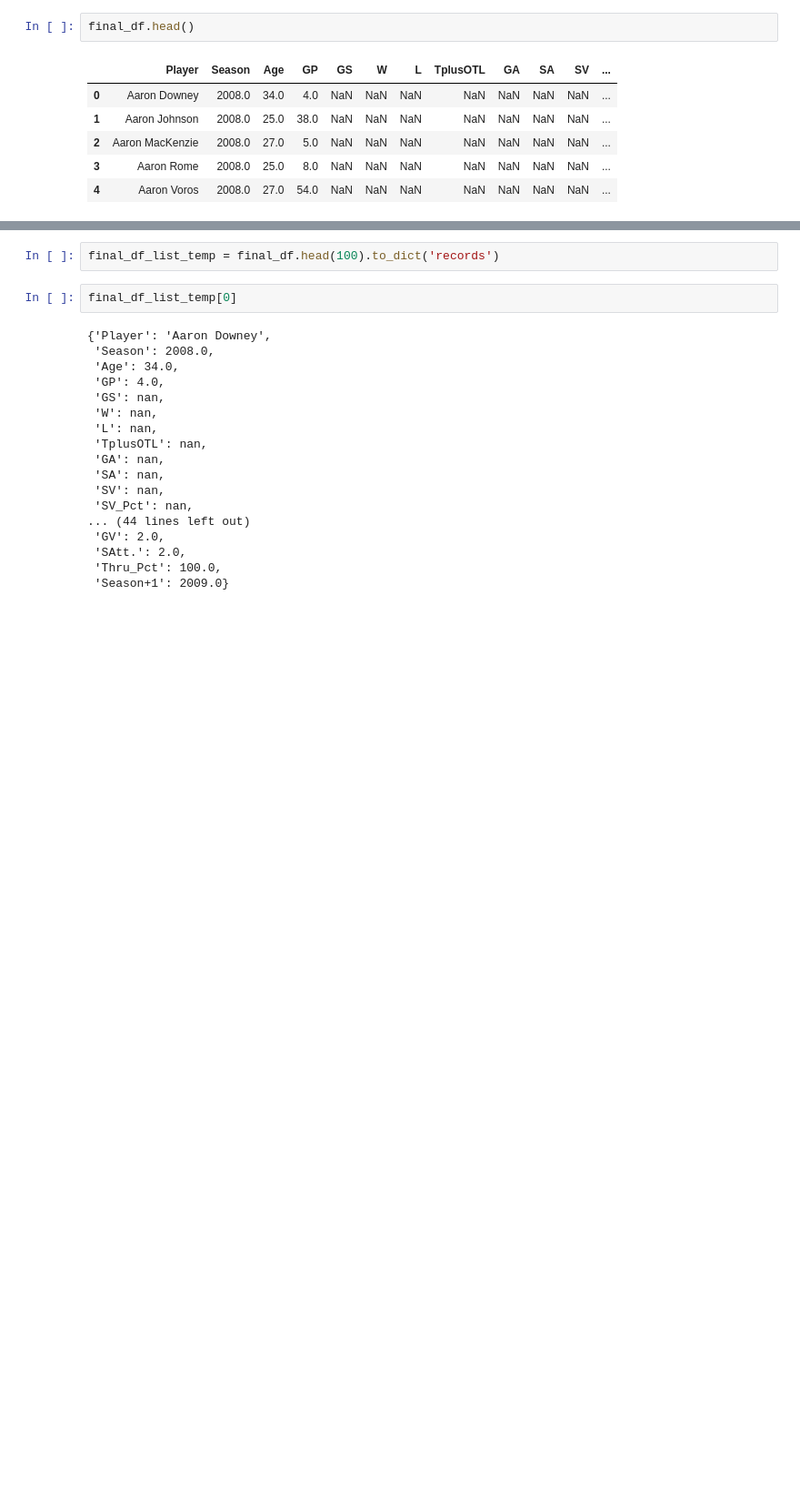
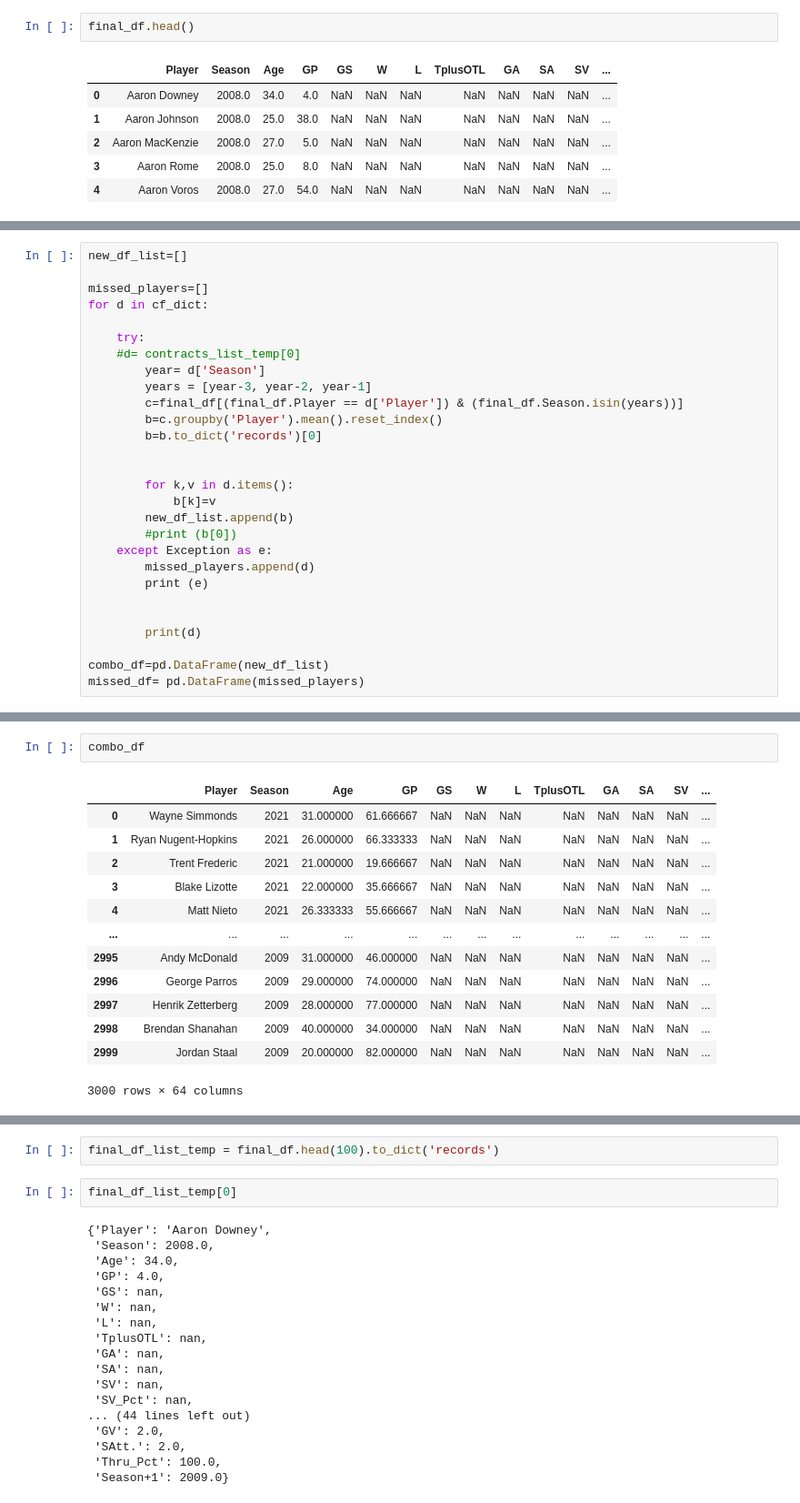
Before and after one commit to maessery/Capstone-2, a Jupyter notebook: Final DF .ipynb, the cells around one changed output, grey strips where cells are left out. Shown at 91% size. Cells and saved outputs as stored; diff of their text form; blank space fills up the shorter version.

Commit message:
fixed names for combo df

```diff
--- a/Final DF .ipynb
+++ b/Final DF .ipynb
@@ -573,0 +725,28 @@ Length: 58, dtype: float64
+# %%
+new_df_list=[]
+
+missed_players=[]
+for d in cf_dict:
+
+    try:
+    #d= contracts_list_temp[0]
+        year= d['Season']
+        years = [year-3, year-2, year-1]
+        c=final_df[(final_df.Player == d['Player']) & (final_df.Season.isin(years))]
+        b=c.groupby('Player').mean().reset_index()
+        b=b.to_dict('records')[0]
+
+
+        for k,v in d.items():
+            b[k]=v
+        new_df_list.append(b)
+        #print (b[0])
+    except Exception as e:
+        missed_players.append(d)
+        print (e)
+
+
+        print(d)
+
+combo_df=pd.DataFrame(new_df_list)
+missed_df= pd.DataFrame(missed_players)
@@ -573,0 +771,16 @@ Length: 58, dtype: float64
+# %%
+combo_df
+# %% [output]
+|  | Player | Season | Age | GP | GS | W | L | TplusOTL | GA | SA | SV | ... |
+| 0 | Wayne Simmonds | 2021 | 31.000000 | 61.666667 | NaN | NaN | NaN | NaN | NaN | NaN | NaN | ... |
+| 1 | Ryan Nugent-Hopkins | 2021 | 26.000000 | 66.333333 | NaN | NaN | NaN | NaN | NaN | NaN | NaN | ... |
+| 2 | Trent Frederic | 2021 | 21.000000 | 19.666667 | NaN | NaN | NaN | NaN | NaN | NaN | NaN | ... |
+| 3 | Blake Lizotte | 2021 | 22.000000 | 35.666667 | NaN | NaN | NaN | NaN | NaN | NaN | NaN | ... |
+| 4 | Matt Nieto | 2021 | 26.333333 | 55.666667 | NaN | NaN | NaN | NaN | NaN | NaN | NaN | ... |
+| ... | ... | ... | ... | ... | ... | ... | ... | ... | ... | ... | ... | ... |
+| 2995 | Andy McDonald | 2009 | 31.000000 | 46.000000 | NaN | NaN | NaN | NaN | NaN | NaN | NaN | ... |
+| 2996 | George Parros | 2009 | 29.000000 | 74.000000 | NaN | NaN | NaN | NaN | NaN | NaN | NaN | ... |
+| 2997 | Henrik Zetterberg | 2009 | 28.000000 | 77.000000 | NaN | NaN | NaN | NaN | NaN | NaN | NaN | ... |
+| 2998 | Brendan Shanahan | 2009 | 40.000000 | 34.000000 | NaN | NaN | NaN | NaN | NaN | NaN | NaN | ... |
+| 2999 | Jordan Staal | 2009 | 20.000000 | 82.000000 | NaN | NaN | NaN | NaN | NaN | NaN | NaN | ... |
+3000 rows × 64 columns
```
Also changed, not shown: parts of 19 cells of this notebook.
